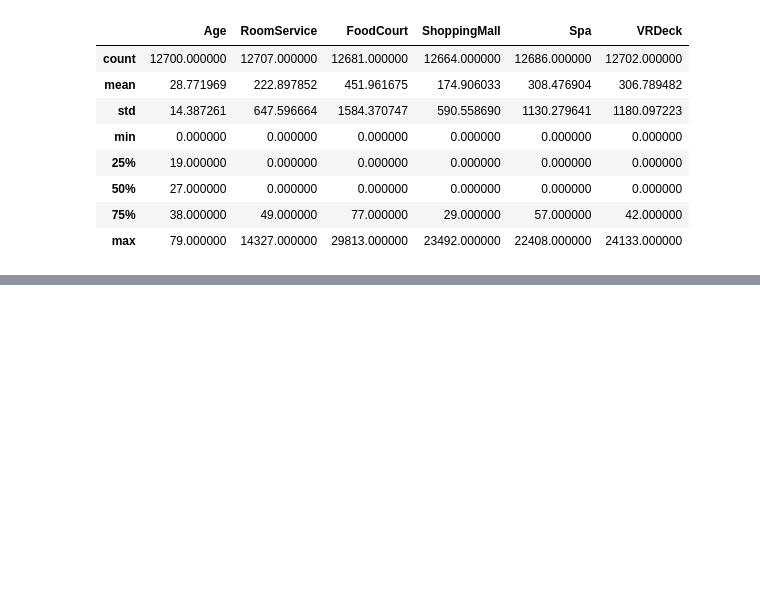
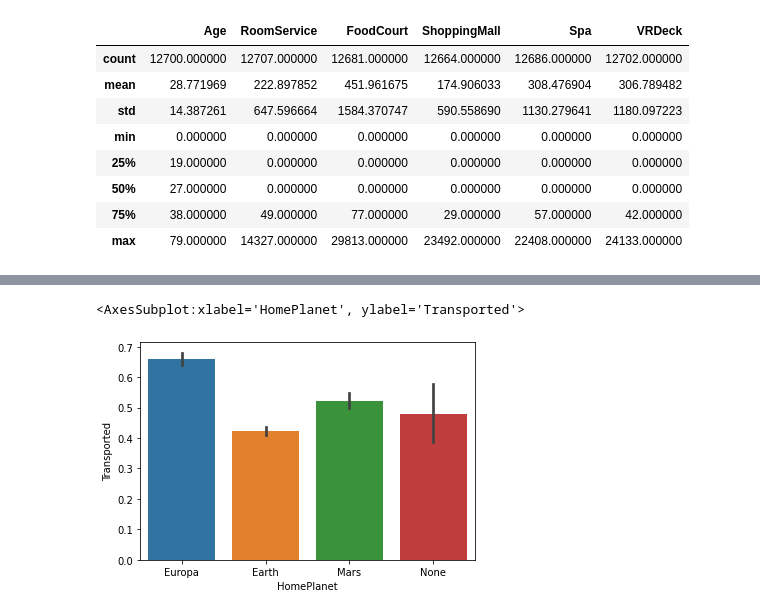
Before and after one commit to MikaO13/Spaceship-Classification, a Jupyter notebook: titanic-spaceship.ipynb, the cells around one changed output, grey strips where cells are left out. Saved outputs shown, nothing was run; the diff lists cells and outputs as text; code cells hidden in the pictures; blank space fills up the shorter version.

```diff
--- a/titanic-spaceship.ipynb
+++ b/titanic-spaceship.ipynb
@@ -100,0 +196,5 @@ df['GroupCount'] = df['GGGG'].apply(lambda x: grouplist[x])
+# %%
+sns.barplot(x='HomePlanet', y='Transported', data=temp)
+# %% [output]
+<AxesSubplot:xlabel='HomePlanet', ylabel='Transported'>
+[figure, added]
```
Also changed, not shown: parts of 27 cells of this notebook, 1 other file.
